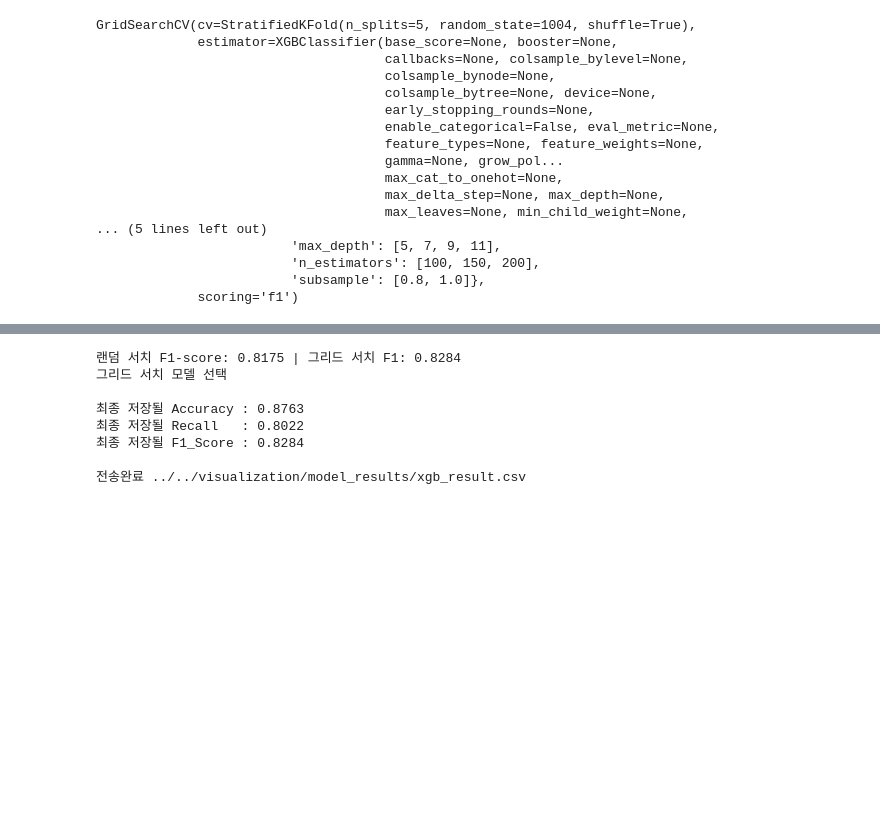
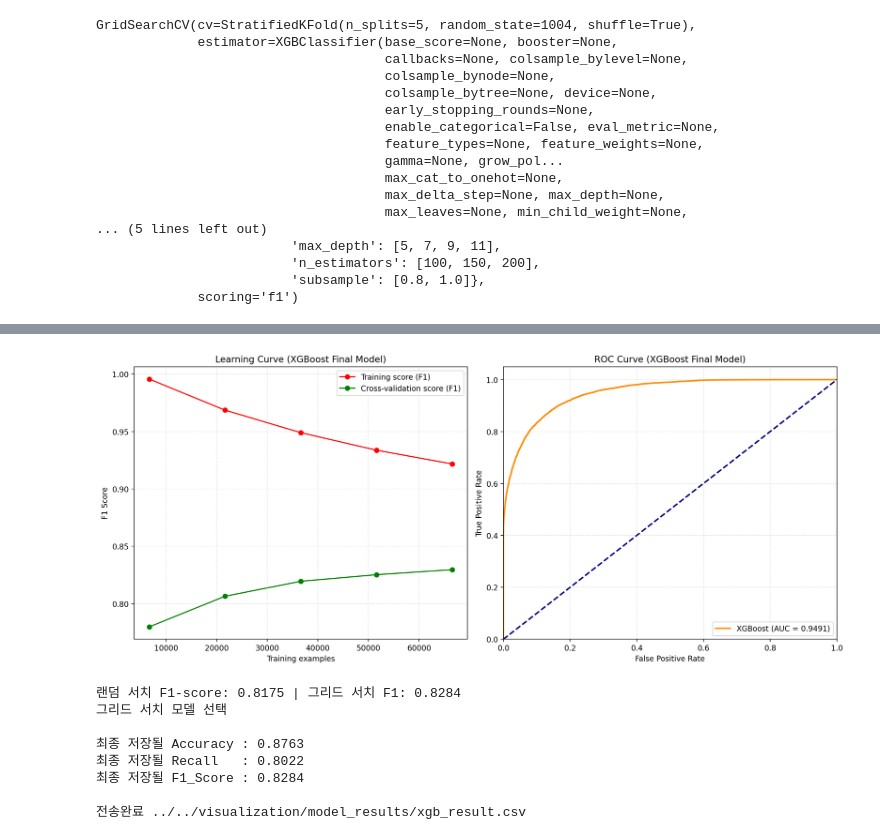
Before and after one commit to SKNETWORKS-FAMILY-AICAMP/SKN30-2nd-3Team, a Jupyter notebook: modeling/ml/xgboost.ipynb, the cells around one changed output, grey strips where cells are left out. Drawn from its saved outputs; the diff is of its cells as text; code cells hidden in the pictures; blank space fills up the shorter version.

Commit message:
feat:xgboost 그래프추가

```diff
--- a/modeling/ml/xgboost.ipynb
+++ b/modeling/ml/xgboost.ipynb
@@ -234,4 +234,82 @@ final_model_xgb_2 = grid_search_xgb.best_estimator_
 y_pred_xgb2 = final_model_xgb_2.predict(X_test)
 
 print(f"그리드 서치 최종 모델의 f1-score {f1_score(y_test,y_pred_xgb2)}")
+
+import numpy as np
+import matplotlib.pyplot as plt
+from sklearn.model_selection import learning_curve
+from sklearn.metrics import roc_curve, auc, f1_score
+
+# ---------------------------------------------------------
+# 예측 및 최종 F1-Score 출력
+# ---------------------------------------------------------
+y_pred_xgb2 = final_model_xgb_2.predict(X_test)
+print(f"그리드 서치 최종 모델의 f1-score {f1_score(y_test, y_pred_xgb2)}")
+
+
+# ---------------------------------------------------------
+# 차트 기본 도화지 설정 (1행 2열 구조)
+# ---------------------------------------------------------
+plt.figure(figsize=(14, 6))
+
+
+# ---------------------------------------------------------
+# 1. 학습 곡선 (Learning Curve) 시각화 - XGBoost 버전
+# ---------------------------------------------------------
+# 기존 5개 구간(0.1 ~ 1.0) 및 5-Fold CV, F1-score 평가지표 유지
+train_sizes, train_scores, test_scores = learning_curve(
+    final_model_xgb_2, X_train, y_train,
+    cv=5, scoring='f1', n_jobs=-1,
+    train_sizes=np.linspace(0.1, 1.0, 5)
+)
+
+# 교차 검증 점수의 평균 산출
+train_scores_mean = np.mean(train_scores, axis=1)
+test_scores_mean = np.mean(test_scores, axis=1)
+
+# 첫 번째 서브플롯: 학습 곡선
+plt.subplot(1, 2, 1)
+plt.plot(train_sizes, train_scores_mean, 'o-', color="r", label="Training score (F1)")
+plt.plot(train_sizes, test_scores_mean, 'o-', color="g", label="Cross-validation score (F1)")
+
+# 스타일 및 레이아웃 설정
+plt.title("Learning Curve (XGBoost Final Model)")
+plt.xlabel("Training examples")
+plt.ylabel("F1 Score")
+plt.legend(loc="best")
+plt.grid(True, linestyle=":", alpha=0.6)
+
+
+# ---------------------------------------------------------
+# 2. ROC-AUC 곡선 시각화 - XGBoost 버전
+# ---------------------------------------------------------
+# 테스트 데이터의 클래스 1(취소) 예측 확률 추출 (XGBoost 확률값 대응)
+y_pred_proba_xgb = final_model_xgb_2.predict_proba(X_test)[:, 1]
+
+# FPR, TPR 및 AUC 계산
+fpr, tpr, thresholds = roc_curve(y_test, y_pred_proba_xgb)
+roc_auc = auc(fpr, tpr)
+
+# 두 번째 서브플롯: ROC 곡선
+plt.subplot(1, 2, 2)
+plt.plot(fpr, tpr, color='darkorange', lw=2, label=f'XGBoost (AUC = {roc_auc:.4f})')
+
+# 대괄호 오류 방지를 위한 기존 list 함수와 튜플 좌표 유지
+x_line = list((0, 1))
+y_line = list((0, 1))
+plt.plot(x_line, y_line, color='navy', lw=2, linestyle='--')
+
+# 스타일 및 레이아웃 설정
+plt.xlim((0.0, 1.0))
+plt.ylim((0.0, 1.05))
+plt.xlabel('False Positive Rate')
+plt.ylabel('True Positive Rate')
+plt.title('ROC Curve (XGBoost Final Model)')
+plt.legend(loc="lower right")
+plt.grid(True, linestyle=':', alpha=0.6)
+
+
+# 최종 출력
+plt.tight_layout()
+plt.show()
 # %% [output]
@@ -239,3 +318,4 @@ print(f"그리드 서치 최종 모델의 f1-score {f1_score(y_test,y_pred_xgb2)
+[figure, added]
 # %%
 # 두 모델의 '취소 F1-Score'를 먼저 계산해서 점수 비교하기
 score_random = f1_score(y_test, y_pred_xgb)
```
Also changed, not shown: parts of 2 cells of this notebook.
